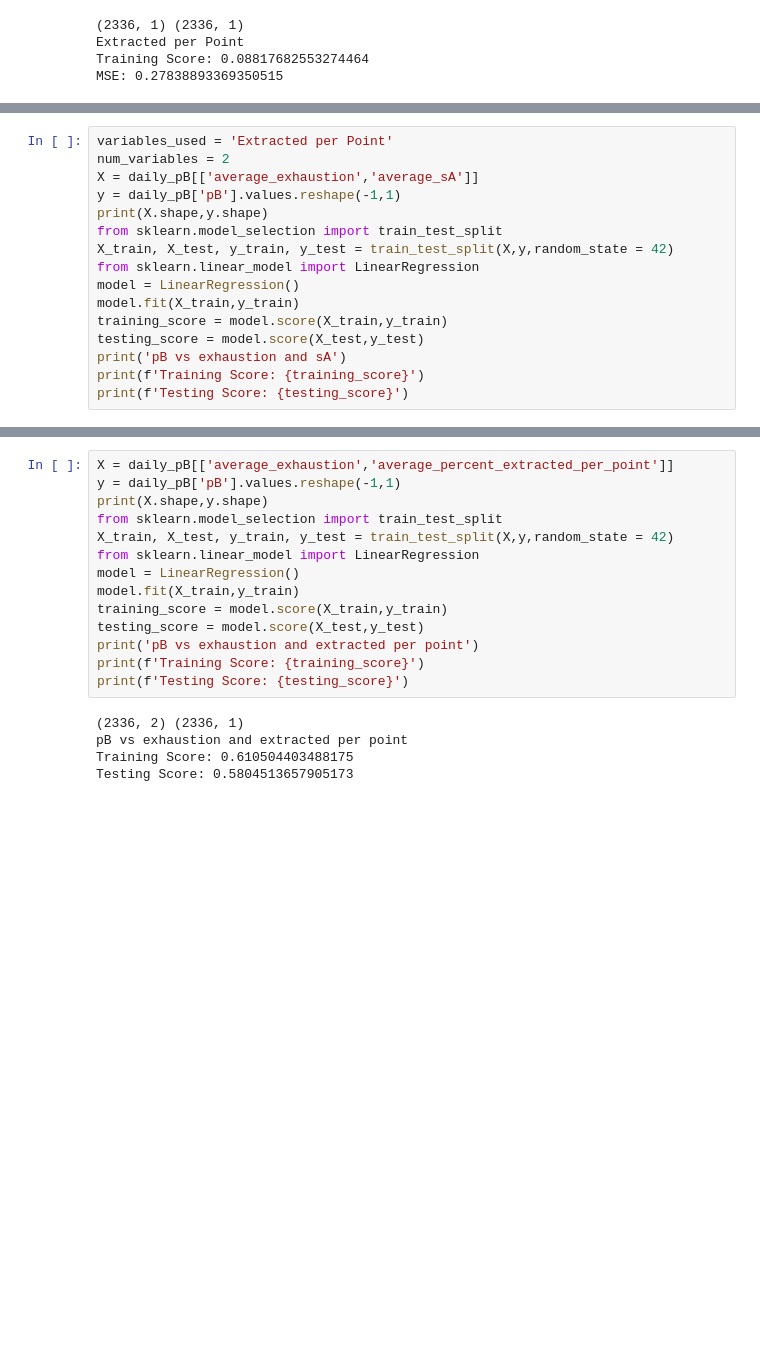
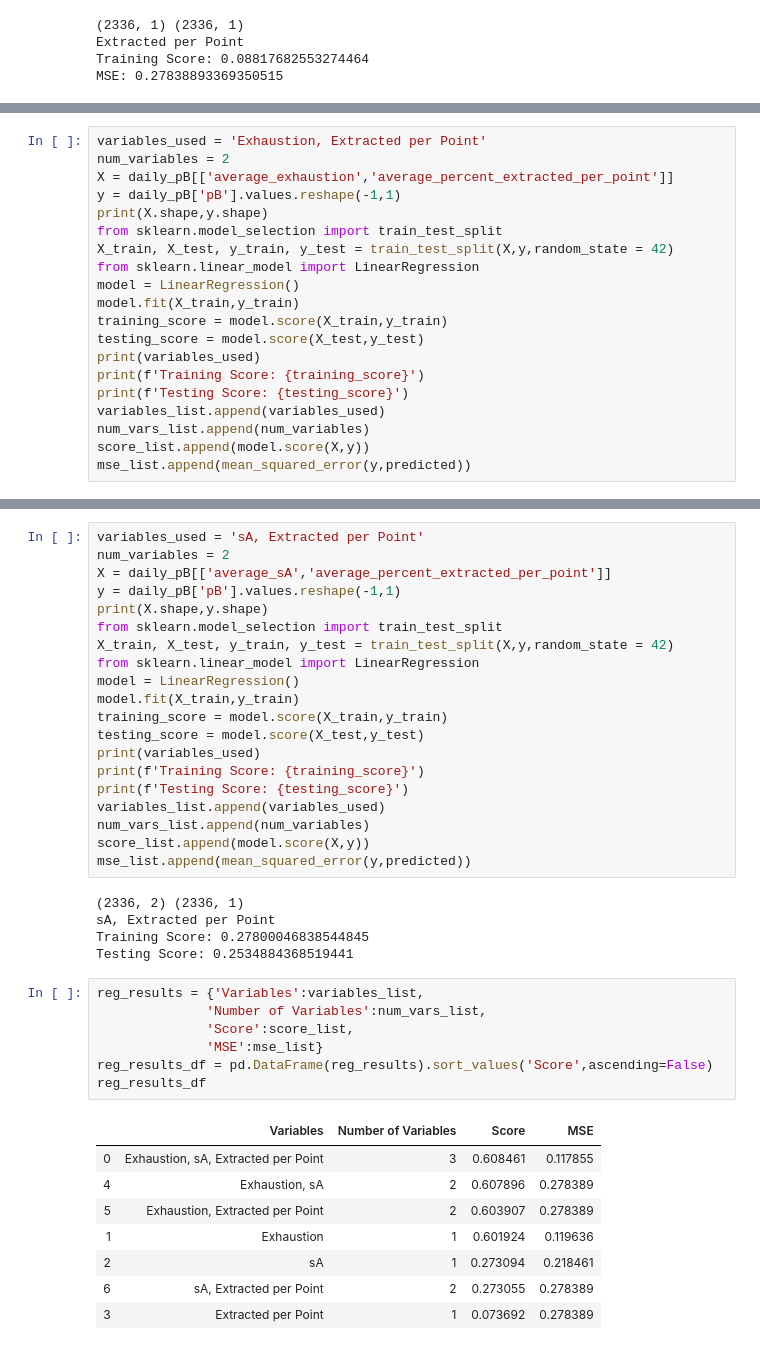
Before and after one commit to ngoodweiler/Data-Analytics-Final_Project, a Jupyter notebook: Regression_testing.ipynb, the cells around one changed output, grey strips where cells are left out. Saved outputs shown, nothing was run; the diff lists cells and outputs as text; blank space fills up the shorter version.

```diff
--- a/Regression_testing.ipynb
+++ b/Regression_testing.ipynb
@@ -271,7 +296,7 @@ MSE: 0.27838893369350515
 # %%
-variables_used = 'Extracted per Point'
+variables_used = 'Exhaustion, Extracted per Point'
 num_variables = 2
-X = daily_pB[['average_exhaustion','average_sA']]
+X = daily_pB[['average_exhaustion','average_percent_extracted_per_point']]
 y = daily_pB['pB'].values.reshape(-1,1)
 print(X.shape,y.shape)
 from sklearn.model_selection import train_test_split
@@ -281,8 +306,12 @@ model = LinearRegression()
 model.fit(X_train,y_train)
 training_score = model.score(X_train,y_train)
 testing_score = model.score(X_test,y_test)
-print('pB vs exhaustion and sA')
+print(variables_used)
 print(f'Training Score: {training_score}')
 print(f'Testing Score: {testing_score}')
+variables_list.append(variables_used)
+num_vars_list.append(num_variables)
+score_list.append(model.score(X,y))
+mse_list.append(mean_squared_error(y,predicted))
 # %% [output]
 (2336, 2) (2336, 1)
@@ -292,5 +321,7 @@ Testing Score: 0.5916420890661923
 # %%
-X = daily_pB[['average_exhaustion','average_percent_extracted_per_point']]
+variables_used = 'sA, Extracted per Point'
+num_variables = 2
+X = daily_pB[['average_sA','average_percent_extracted_per_point']]
 y = daily_pB['pB'].values.reshape(-1,1)
 print(X.shape,y.shape)
 from sklearn.model_selection import train_test_split
@@ -300,12 +331,32 @@ model = LinearRegression()
 model.fit(X_train,y_train)
 training_score = model.score(X_train,y_train)
 testing_score = model.score(X_test,y_test)
-print('pB vs exhaustion and extracted per point')
+print(variables_used)
 print(f'Training Score: {training_score}')
 print(f'Testing Score: {testing_score}')
+variables_list.append(variables_used)
+num_vars_list.append(num_variables)
+score_list.append(model.score(X,y))
+mse_list.append(mean_squared_error(y,predicted))
 # %% [output]
 (2336, 2) (2336, 1)
-pB vs exhaustion and extracted per point
-Training Score: 0.610504403488175
-Testing Score: 0.5804513657905173
+sA, Extracted per Point
+Training Score: 0.27800046838544845
+Testing Score: 0.2534884368519441
+# %%
+reg_results = {'Variables':variables_list,
+              'Number of Variables':num_vars_list,
+              'Score':score_list,
+              'MSE':mse_list}
+reg_results_df = pd.DataFrame(reg_results).sort_values('Score',ascending=False)
+reg_results_df
+# %% [output]
+|  | Variables | Number of Variables | Score | MSE |
+| 0 | Exhaustion, sA, Extracted per Point | 3 | 0.608461 | 0.117855 |
+| 4 | Exhaustion, sA | 2 | 0.607896 | 0.278389 |
+| 5 | Exhaustion, Extracted per Point | 2 | 0.603907 | 0.278389 |
+| 1 | Exhaustion | 1 | 0.601924 | 0.119636 |
+| 2 | sA | 1 | 0.273094 | 0.218461 |
+| 6 | sA, Extracted per Point | 2 | 0.273055 | 0.278389 |
+| 3 | Extracted per Point | 1 | 0.073692 | 0.278389 |
 # %% [markdown]
```
Also changed, not shown: parts of 3 cells of this notebook.
